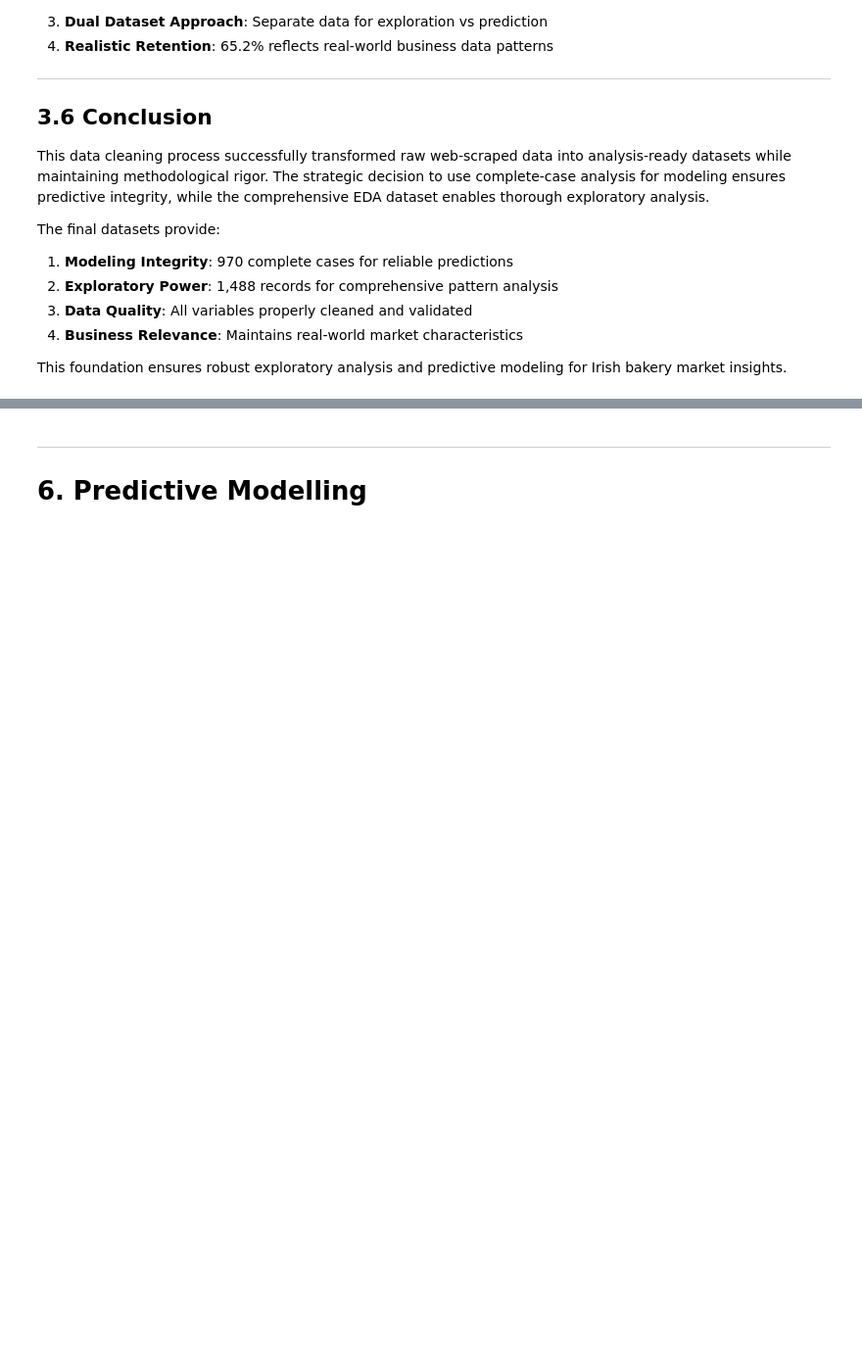
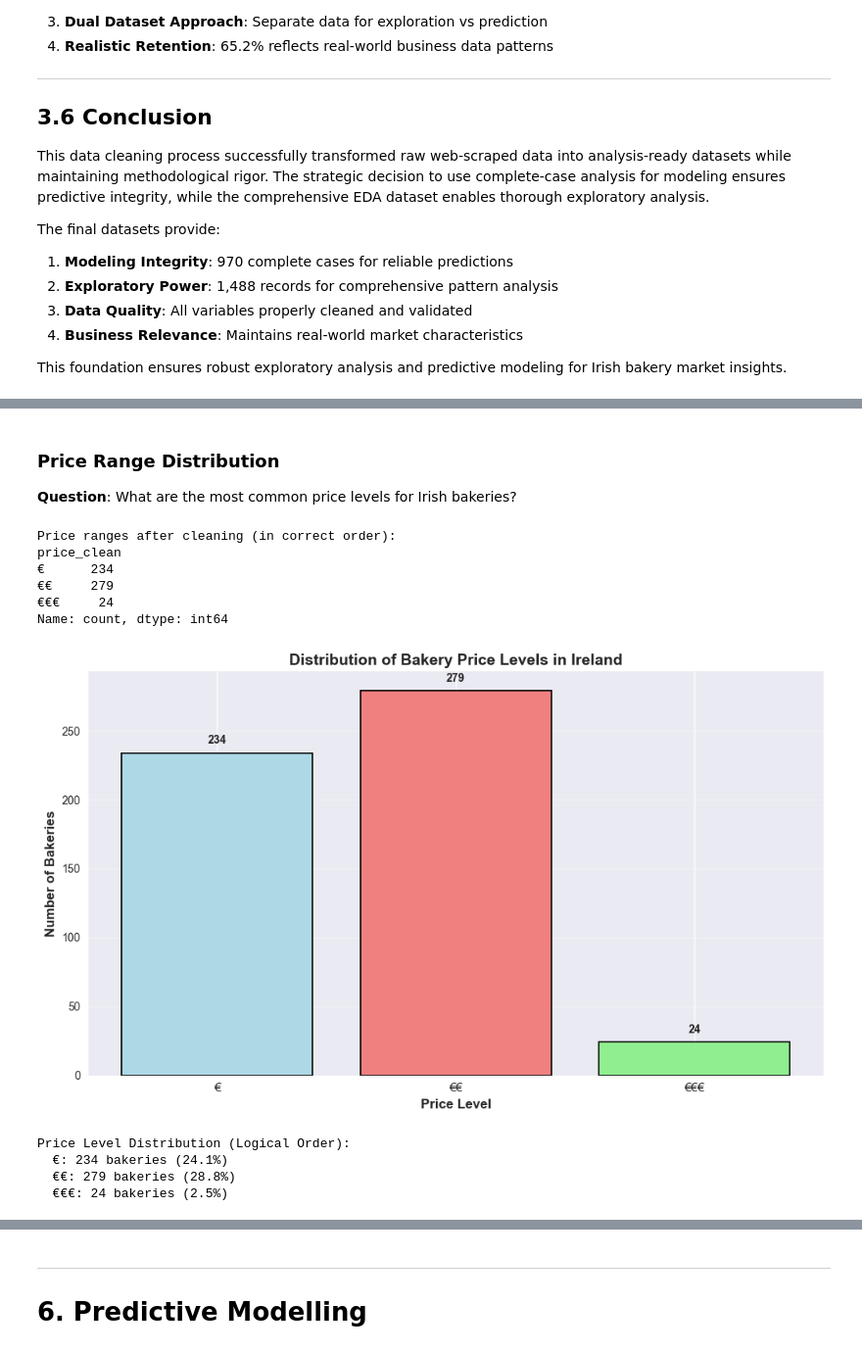
Before and after one commit to vialsiu/irish-bakery-data-science-project, a Jupyter notebook: notebooks/DataAnalysis.ipynb, the cells around one changed output, grey strips where cells are left out. Shown: that part at 98% size. Cells and saved outputs as stored; diff of their text form; code cells hidden in the pictures; blank space fills up the shorter version.

```diff
--- a/notebooks/DataAnalysis.ipynb
+++ b/notebooks/DataAnalysis.ipynb
@@ -541,0 +690,60 @@ This foundation ensures robust exploratory analysis and predictive modeling for
+# %% [markdown]
+### Price Range Distribution
+**Question**: What are the most common price levels for Irish bakeries?
+# %%
+# Fix the order for proper visualization
+price_order = ['€', '€€', '€€€']  # Define the logical order
+
+# Get value counts and reindex to ensure proper order
+price_counts = df_clean['price_clean'].value_counts().reindex(price_order)
+
+print("Price ranges after cleaning (in correct order):")
+print(price_counts)
+
+# Fixed Price Range Distribution Plot with proper ordering
+plt.figure(figsize=(10, 6))
+
+# Create bar plot with explicit order
+bars = plt.bar(price_counts.index, price_counts.values,
+               color=['lightblue', 'lightcoral', 'lightgreen'],
+               edgecolor='black', linewidth=1.2)
+
+plt.xlabel('Price Level', fontsize=12, fontweight='bold')
+plt.ylabel('Number of Bakeries', fontsize=12, fontweight='bold')
+plt.title('Distribution of Bakery Price Levels in Ireland', fontsize=14, fontweight='bold')
+plt.grid(True, alpha=0.3, axis='y')
+
+# Add count labels on bars with better positioning
+for bar in bars:
+    height = bar.get_height()
+    plt.text(bar.get_x() + bar.get_width()/2., height + 5,
+             f'{int(height)}', ha='center', va='bottom', fontweight='bold')
+
+# Improve x-axis labels
+plt.xticks(fontsize=11)
+
+# Remove top and right spines
+sns.despine()
+
+plt.tight_layout()
+plt.show()
+
+# Print detailed statistics in correct order
+print("\nPrice Level Distribution (Logical Order):")
+for price in price_order:
+    if price in price_counts:
+        count = price_counts[price]
+        percentage = (count / len(df_clean)) * 100
+        print(f"  {price}: {count} bakeries ({percentage:.1f}%)")
+# %% [output]
+Price ranges after cleaning (in correct order):
+price_clean
+€      234
+€€     279
+€€€     24
+Name: count, dtype: int64
+[figure, added]
+Price Level Distribution (Logical Order):
+  €: 234 bakeries (24.1%)
+  €€: 279 bakeries (28.8%)
+  €€€: 24 bakeries (2.5%)
```
Also changed, not shown: parts of 25 cells of this notebook.
